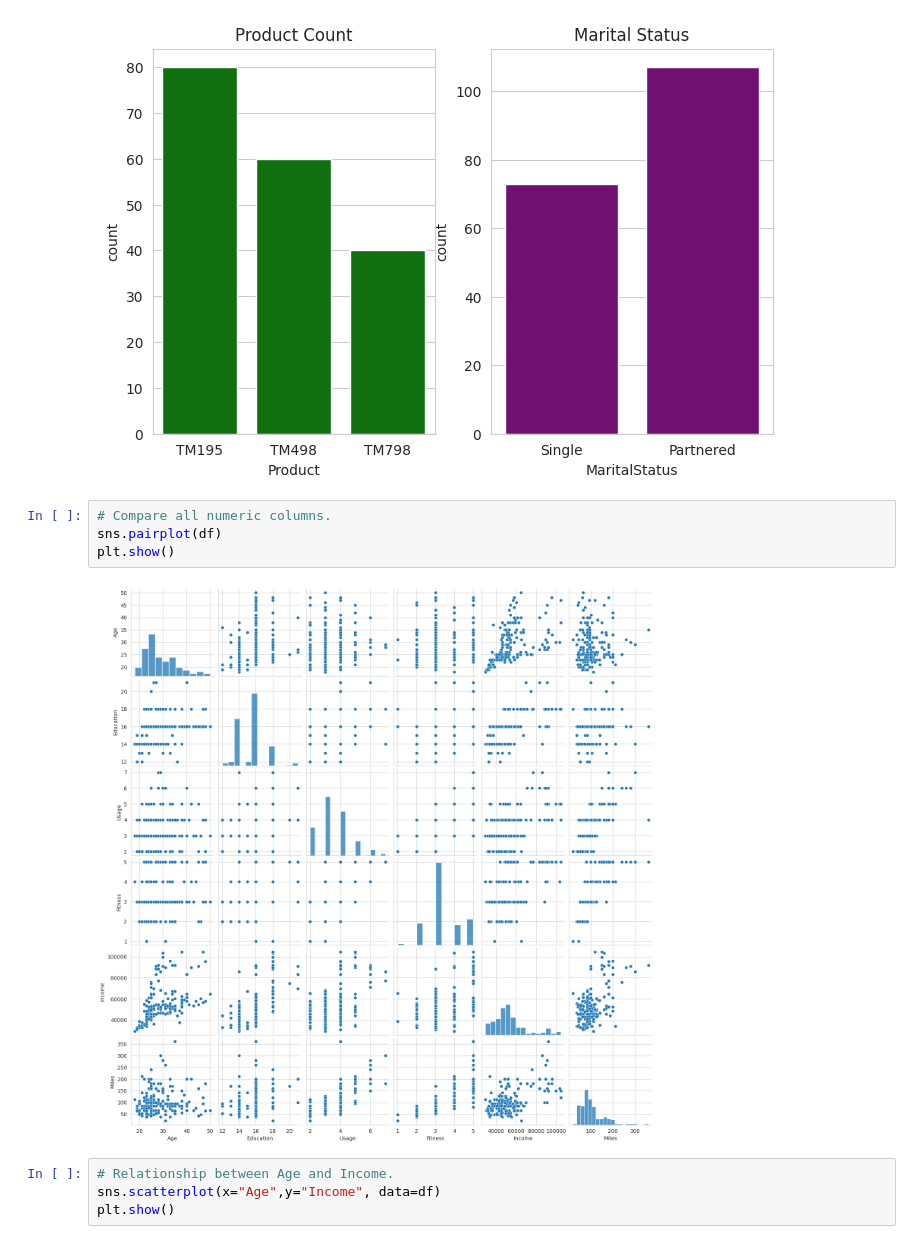
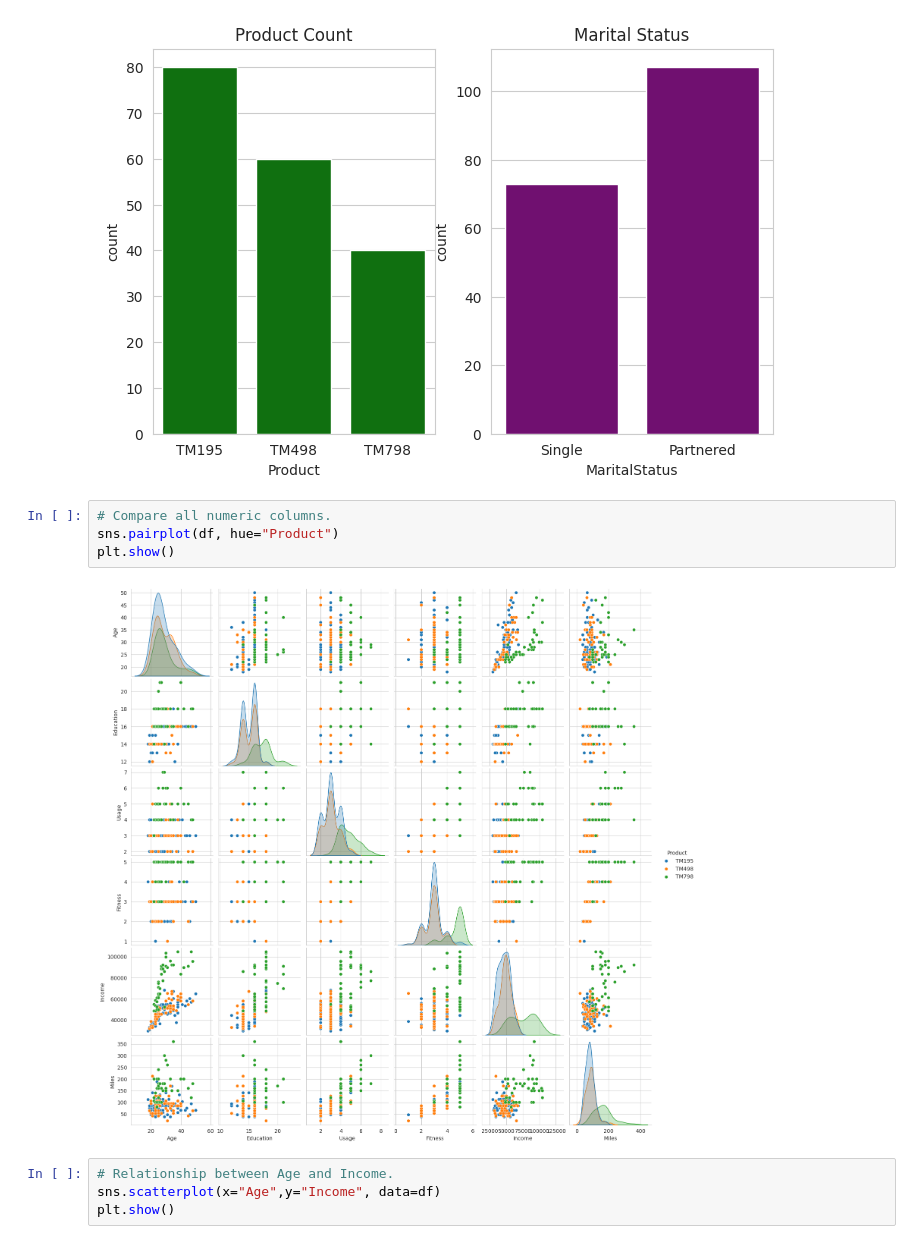
Before and after one commit to sayalivadya1654-cell/Data__Science, a Jupyter notebook: 2_Advance_Python.ipynb, the cells around one changed output. Cells and saved outputs as stored; diff of their text form.

```diff
--- a/2_Advance_Python.ipynb
+++ b/2_Advance_Python.ipynb
@@ -2834,10 +2834,10 @@ plt.show()
 [figure]
 # %%
 # Compare all numeric columns.
-sns.pairplot(df)
+sns.pairplot(df, hue="Product")
 plt.show()
 # %% [output]
-[figure, old version]
+[figure, new version]
 # %%
 # Relationship between Age and Income.
 sns.scatterplot(x="Age",y="Income", data=df)
```
